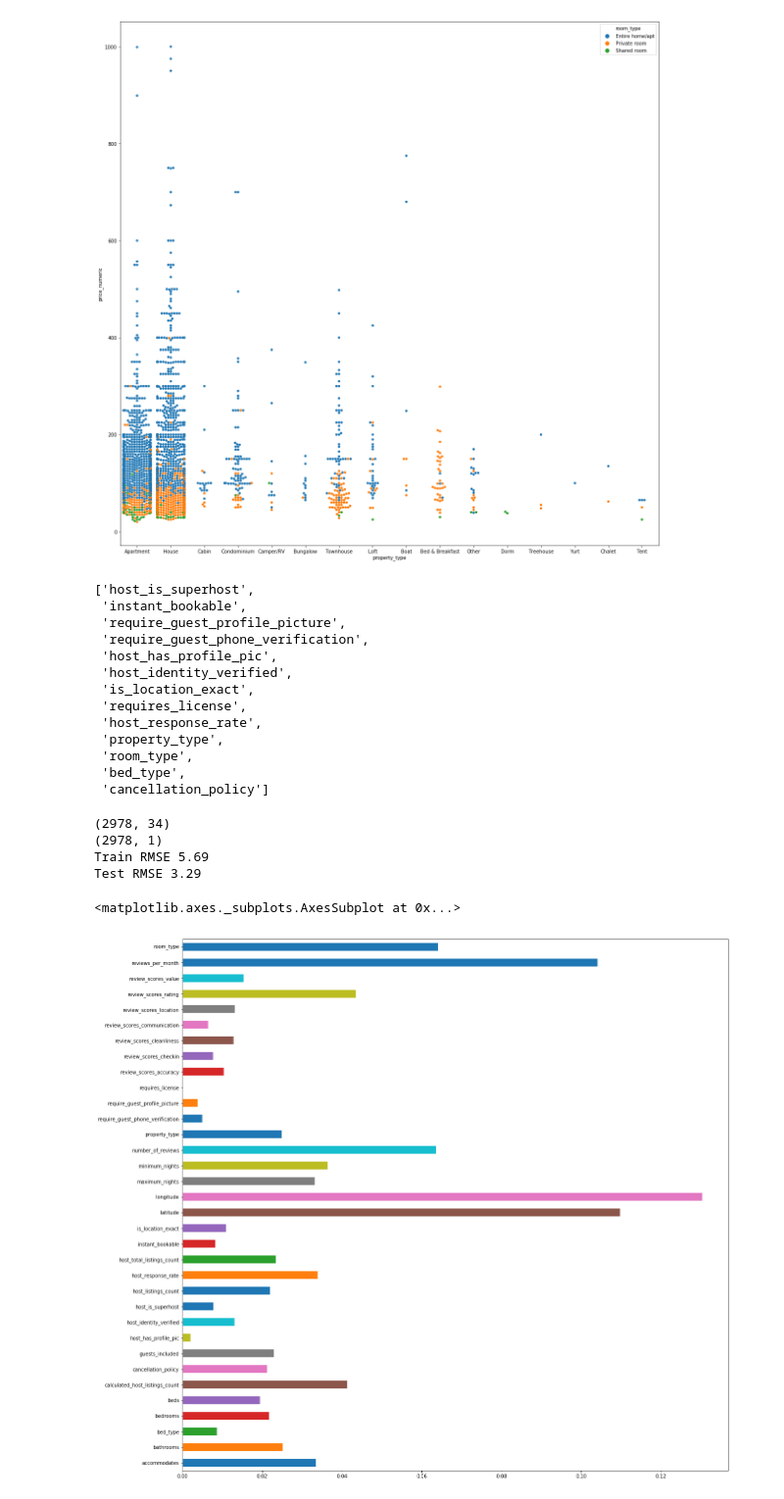
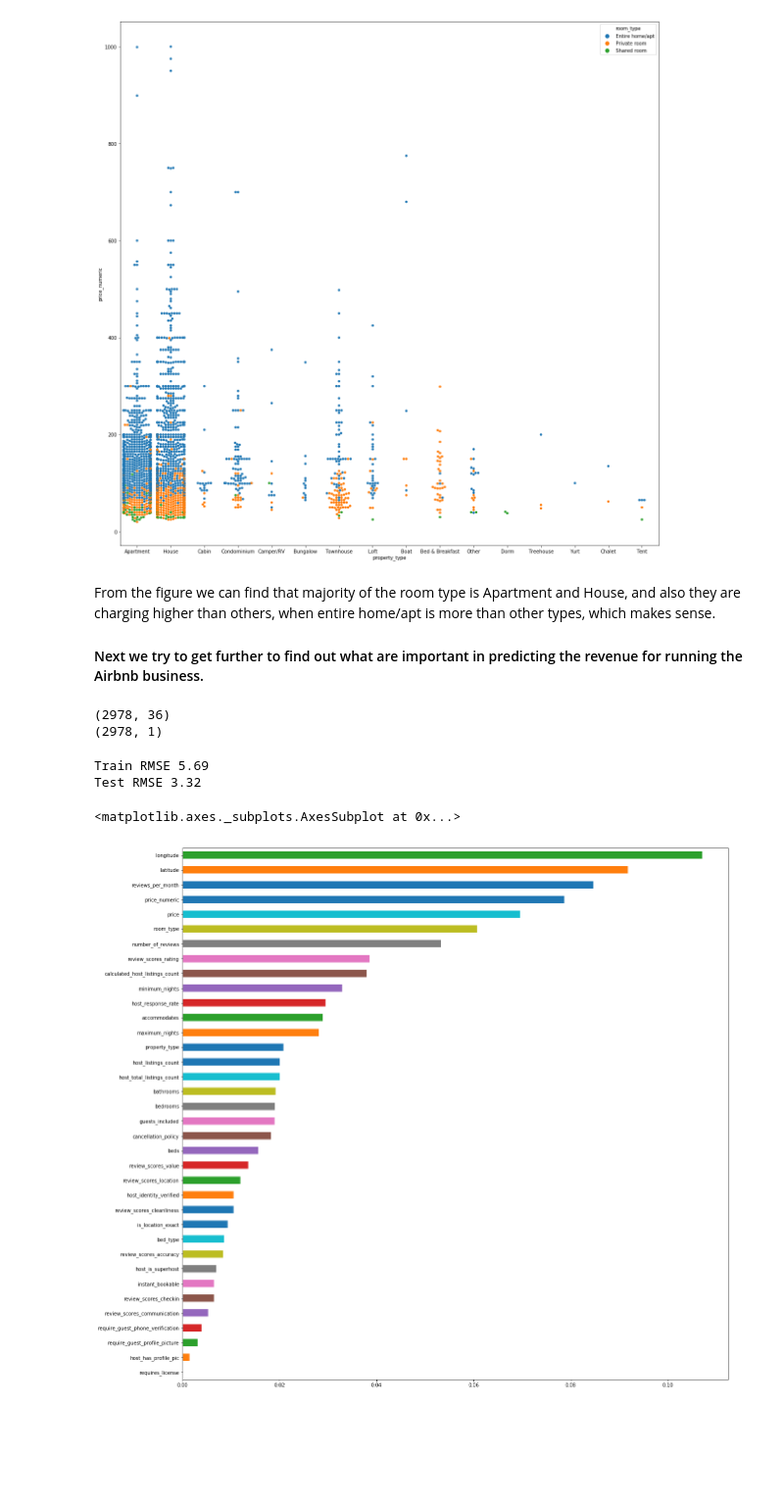
Before and after one commit to roysakura/Seattle-Airbnb-Data-Analysis, a Jupyter notebook: Seattle_airBnb.ipynb, the cells around one changed output. Shown at 98% size. Drawn from its saved outputs; the diff is of its cells as text; code cells hidden in the pictures; blank space fills up the shorter version.

```diff
--- a/Seattle_airBnb.ipynb
+++ b/Seattle_airBnb.ipynb
@@ -83,6 +130,3 @@ comments         84831 non-null object
 dtypes: int64(3), object(3)
 memory usage: 3.9+ MB
 None
-# %%
-listings['listing_id'] = listings['id']
-calendar_full_columns = calendar.merge(listings,on='listing_id')
@@ -270,2 +132,0 @@ calendar_available_ = calendar[calendar.available=='t'].groupby('listing_id').de
-# %%
-listings['listing_id'] = listings['id']
@@ -485,0 +324,30 @@ _ = sns.heatmap(
+# %%
+# Preprocess function for categorical data
+
+def clean_transform_category(df):
+    '''
+    This function is to fill out the missing category data with the most frequently appears data and transform them to Label
+    '''
+    new_df = df.copy()
+    encoder = {}
+    for col in new_df.select_dtypes(include=['object']).columns:
+        new_df[col].fillna(new_df[col].mode()[0], inplace=True)
+        encoder[col] = LabelEncoder()
+        new_df[col] = encoder[col].fit_transform(new_df[col])
+
+    return new_df,encoder
+
+# Split out two kinds of data, digit and category, and transform category data to Label.
+listing_join_available = listings.set_index('listing_id').merge(calendar.groupby('listing_id').sum(),left_index=True,right_index=True)
+listing_join_available['price'] = listing_join_available['price'].map(lambda x: str(x)[1:].replace(',','') if x is not np.nan else x).astype(np.float)
+listing_join_available_num = listing_join_available.select_dtypes(include=['int','float'])
+listing_join_available_cat = listing_join_available.select_dtypes(include=['object'])
+bool_cat_features = ['host_is_superhost','instant_bookable','require_guest_profile_picture',
+                           'require_guest_phone_verification','host_has_profile_pic','host_identity_verified',
+                           'is_location_exact','requires_license']
+limited_cat_features = ['host_response_rate','property_type','room_type','bed_type','cancellation_policy']
+cat_features = bool_cat_features+limited_cat_features
+not_useful_num_features = ['scrape_id','host_id']
+listing_join_available_num.drop(not_useful_num_features,axis=1,inplace=True)
+listing_join_available_trans,encoder = clean_transform_category(listing_join_available[cat_features])
+listing_join_available_clean = listing_join_available_num.join(listing_join_available_trans)
@@ -496,22 +426,10 @@ x, ['Apartment' 'Bed & Breakfast' 'Boat' 'Bungalow' 'Cabin' 'Camper/RV'
  'Treehouse' 'Yurt']
 hue, ['Entire home/apt' 'Private room' 'Shared room']
 [figure]
-# %%
-cat_features
-# %% [output]
-['host_is_superhost',
- 'instant_bookable',
- 'require_guest_profile_picture',
- 'require_guest_phone_verification',
- 'host_has_profile_pic',
- 'host_identity_verified',
- 'is_location_exact',
- 'requires_license',
- 'host_response_rate',
- 'property_type',
- 'room_type',
- 'bed_type',
- 'cancellation_policy']
+# %% [markdown]
+From the figure we can find that majority of the room type is Apartment and House, and also they are charging higher than others, when entire home/apt is more than other types, which makes sense.
+
+#### Next we try to get further to find out what are important in predicting the revenue for running the Airbnb business.
 # %%
 # Predict the revenue by using RandomForestRegressor
 
@@ -522,40 +440,40 @@ from sklearn.model_selection import GridSearchCV
 
 
 
-listing_join_available_clean_revenue = listing_join_available_clean_revenue.dropna(subset=['revenue']).drop(['id'],axis=1)
+listing_join_available_clean_revenue = listing_join_available_clean.dropna(subset=['revenue']).drop(['id'],axis=1)
 
-X_train,X_test,y_train,y_test = train_test_split(listing_join_available_clean_revenue.drop(['revenue'],axis=1),np.log1p(listing_join_available_clean_revenue[['revenue']]), test_size=0.2, random_state=42)
+X_train,X_test,y_train,y_test = train_test_split(listing_join_available_clean_revenue.drop(['revenue','availability_365','availability_90','availability_60','availability_30','full'],axis=1),np.log1p(listing_join_available_clean_revenue[['revenue']]), test_size=0.2, random_state=42)
 
 
-param_grid = [{'n_estimators':[300,400],'max_features':[15,20,30]}]
+param_grid = [{'n_estimators':[400]}]
 print X_train.shape
 print y_train.shape
 
 #forest_reg = RandomForestRegressor(n_estimators=200,max_features=15,random_state=42)
 
 grid_search = GridSearchCV(forest_reg,param_grid,cv=5,scoring='neg_mean_squared_error')
 grid_search = grid_search.fit(X_train,y_train)
 model = grid_search.best_estimator_
 prediction = model.predict(X_test)
 tree_mse = mean_squared_error(y_test,prediction)
 tree_rmse = np.sqrt(tree_mse)
 
 train_prediction = model.predict(X_train)
 train_tree_rmse = np.sqrt(mean_squared_error(np.log1p(y_train),train_prediction))
 print "Train RMSE %.2f" % train_tree_rmse
 print "Test RMSE %.2f" % tree_rmse
 
 #print grid_search.best_params_
 
 feature_importance = {}
 for name,score in zip(X_train.columns,model.feature_importances_):
     feature_importance[name]=score
 
-pd.Series(feature_importance).plot(kind='barh',figsize=(20,20))
+pd.Series(feature_importance).sort_values().plot(kind='barh',figsize=(20,20))
 # %% [output]
-(2978, 34)
+(2978, 36)
 (2978, 1)
-Train RMSE 5.69
-Test RMSE 3.29
-<matplotlib.axes._subplots.AxesSubplot at 0x...>
+Train RMSE 5.69
+Test RMSE 3.32
+<matplotlib.axes._subplots.AxesSubplot at 0x...>
-[figure, old version]
+[figure, new version]
```
Also changed, not shown: parts of 56 cells of this notebook, 1 other file.
